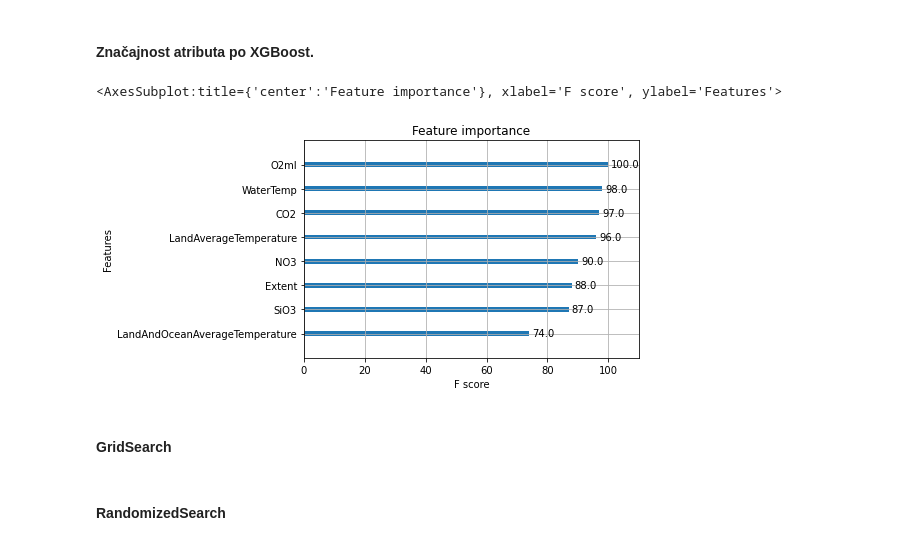
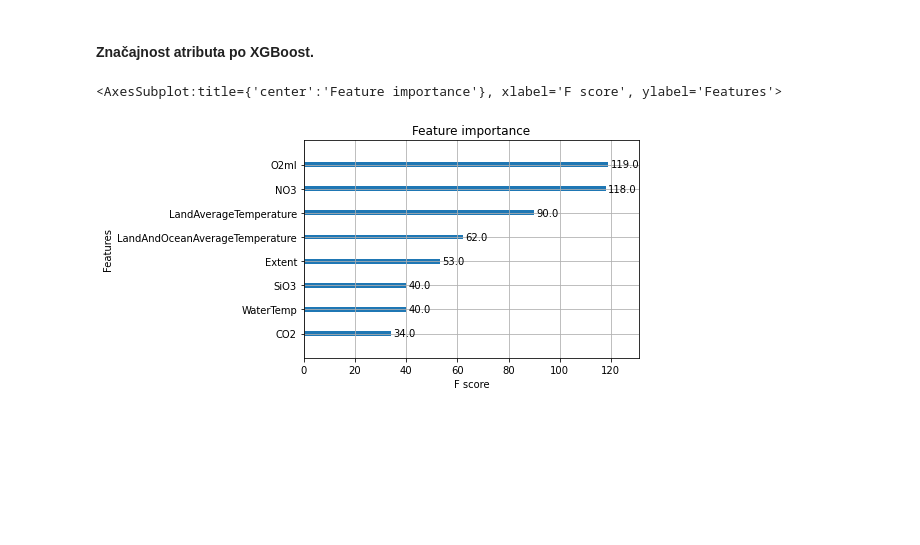
Before and after one commit to MAS-3S/SIAP-Analysis-Prediction-GMSL, a Jupyter notebook: implementation/GMSL_analysis_and_prediction.ipynb, the cells around one changed output. Drawn from its saved outputs; the diff is of its cells as text; code cells hidden in the pictures; blank space fills up the shorter version.

Commit message:
:bug: Improved xgboost gmsl prediction

```diff
--- a/implementation/GMSL_analysis_and_prediction.ipynb
+++ b/implementation/GMSL_analysis_and_prediction.ipynb
@@ -188,7 +190,7 @@ from sklearn.model_selection import train_test_split
 
 df = pd.read_csv('processed_datasets/GMSL_analysis_and_prediction.csv', delimiter=',')
 
-X = df.drop(["IsGMSLIncreased", "Date"], axis=1)
+X = df.drop(["IsGMSLIncreased", "Date", "GMSL"], axis=1)
 Y = df["IsGMSLIncreased"]
 
 X_train, X_test, Y_train, Y_test = train_test_split(X, Y, test_size=0.25, random_state=35)
@@ -452,4 +351,45 @@ params
 # %%
+# params = {
+#     'max_depth':13,
+#     'min_child_weight': 1,
+#     'learning_rate': 0.01,
+#     'eta':.3,
+#     'subsample': 1,
+#     'colsample_bytree': 0.5,
+#     # Other parameters
+#     'objective':'binary:logistic',
+# }
+
+# params = {
+#     'max_depth':4,
+#     'min_child_weight': 8,
+#     'learning_rate': 0.01,
+#     'eta':.2,
+#     'subsample': 1,
+#     'colsample_bytree': 0.6,
+#     # Other parameters
+#     'objective':'binary:logistic',
+# }
+
+
+params = {
+    'max_depth':3,
+    'min_child_weight': 6,
+    'learning_rate': 0.01,
+    'eta':.2,
+    'subsample': 1,
+    'colsample_bytree': 0.8,
+    # Other parameters
+    'objective':'binary:logistic',
+}
+#early_stopping_rounds=10
+#F1 score:  [0.5210084  0.62251656]
+
+
+
+params['eval_metric'] = "mae"
+
+
 best_model = xgb.train(
     params,
     dtrain,
@@ -512,9 +443,7 @@ Best MAE: 0.48 in 23 rounds
 # %%
 from xgboost import plot_importance
 
-plot_importance(model)
+plot_importance(best_model)
 # %% [output]
 <AxesSubplot:title={'center':'Feature importance'}, xlabel='F score', ylabel='Features'>
-[figure, old version]
+[figure, new version]
-# %% [markdown]
-#### GridSearch
@@ -544,2 +449,0 @@ plot_importance(model)
-# %% [markdown]
-#### RandomizedSearch
```
Also changed, not shown: parts of 25 cells of this notebook.
